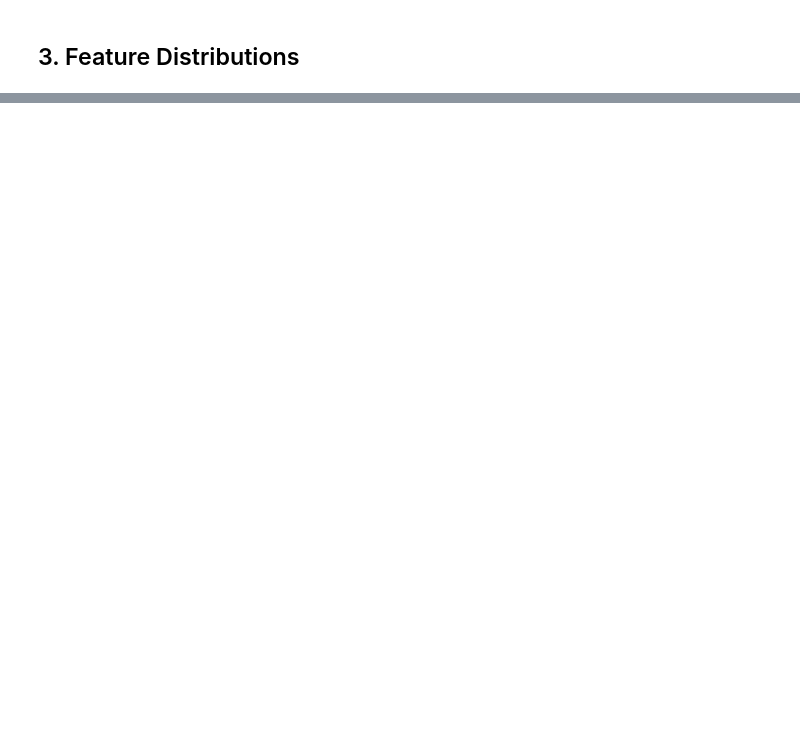
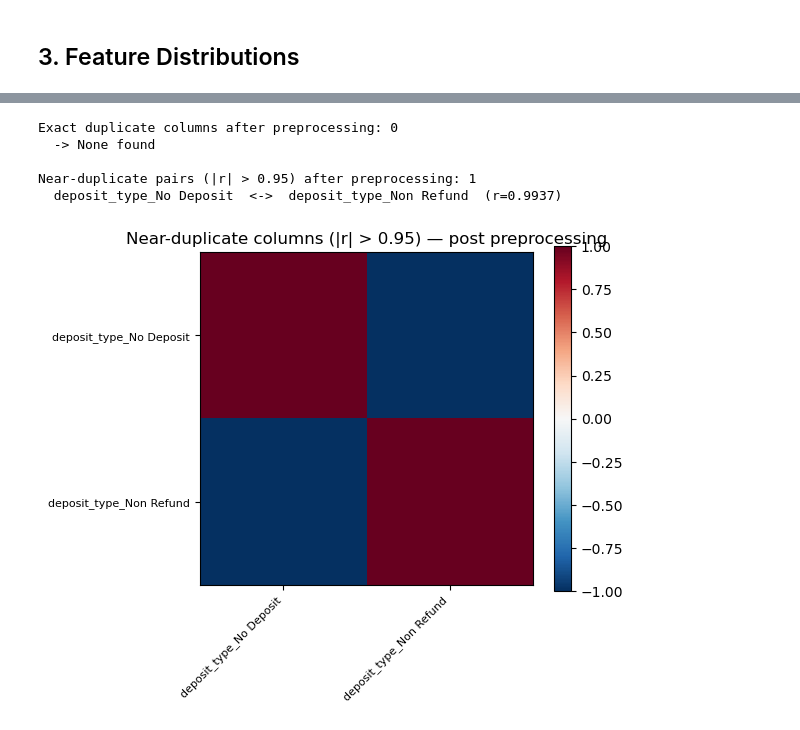
Before and after one commit to nmn0gueira/hotel-booking-ml, a Jupyter notebook: notebooks/01_eda.ipynb, the cells around one changed output, grey strips where cells are left out. Cells and saved outputs as stored; diff of their text form; code cells hidden in the pictures; blank space fills up the shorter version.

```diff
--- a/notebooks/01_eda.ipynb
+++ b/notebooks/01_eda.ipynb
@@ -129,0 +283,52 @@ print(pairs.head(10).round(3))
+# %%
+X_check, names_check = preprocess_data(df, feature_set='full', scaler='standard')
+feat_df = pd.DataFrame(X_check, columns=names_check)
+
+# 1. Exact duplicate columns
+dup_mask = feat_df.T.duplicated()
+dup_cols = feat_df.columns[dup_mask].tolist()
+print(f'Exact duplicate columns after preprocessing: {len(dup_cols)}')
+if dup_cols:
+    print('  ->', dup_cols)
+else:
+    print('  -> None found')
+
+# 2. Near-duplicate columns (|Pearson r| > 0.95)
+corr_post = feat_df.corr().abs()
+upper = corr_post.where(np.triu(np.ones(corr_post.shape), k=1).astype(bool))
+near_dup = [
+    (c, r, round(upper.loc[c, r], 4))
+    for c in upper.columns
+    for r in upper.index
+    if pd.notna(upper.loc[c, r]) and upper.loc[c, r] > 0.95
+]
+print(f'\nNear-duplicate pairs (|r| > 0.95) after preprocessing: {len(near_dup)}')
+for a, b, val in sorted(near_dup, key=lambda x: -x[2]):
+    print(f'  {a}  <->  {b}  (r={val})')
+
+# 3. Heatmap of high-correlation pairs only
+high_corr_cols = list(set(
+    [a for a, b, _ in near_dup] + [b for a, b, _ in near_dup] + dup_cols
+))
+if high_corr_cols:
+    sub = feat_df[high_corr_cols].corr()
+    sz = max(6, len(high_corr_cols))
+    fig, ax = plt.subplots(figsize=(sz, sz - 1))
+    im = ax.imshow(sub.values, vmin=-1, vmax=1, cmap='RdBu_r')
+    ax.set_xticks(range(len(sub)))
+    ax.set_yticks(range(len(sub)))
+    ax.set_xticklabels(sub.columns, rotation=45, ha='right', fontsize=8)
+    ax.set_yticklabels(sub.columns, fontsize=8)
+    plt.colorbar(im, ax=ax)
+    ax.set_title('Near-duplicate columns (|r| > 0.95) — post preprocessing')
+    plt.tight_layout()
+    plt.show()
+else:
+    print('\nNo near-duplicate columns to plot.')
+# %% [output]
+Exact duplicate columns after preprocessing: 0
+  -> None found
+
+Near-duplicate pairs (|r| > 0.95) after preprocessing: 1
+  deposit_type_No Deposit  <->  deposit_type_Non Refund  (r=0.9937)
+[figure, added]
```
Also changed, not shown: parts of 24 cells of this notebook, 4 other files.
